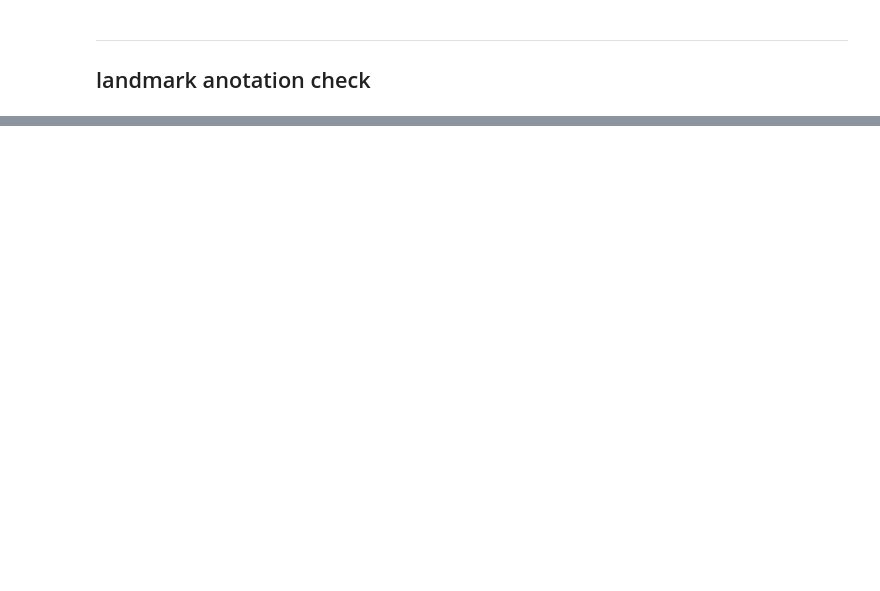
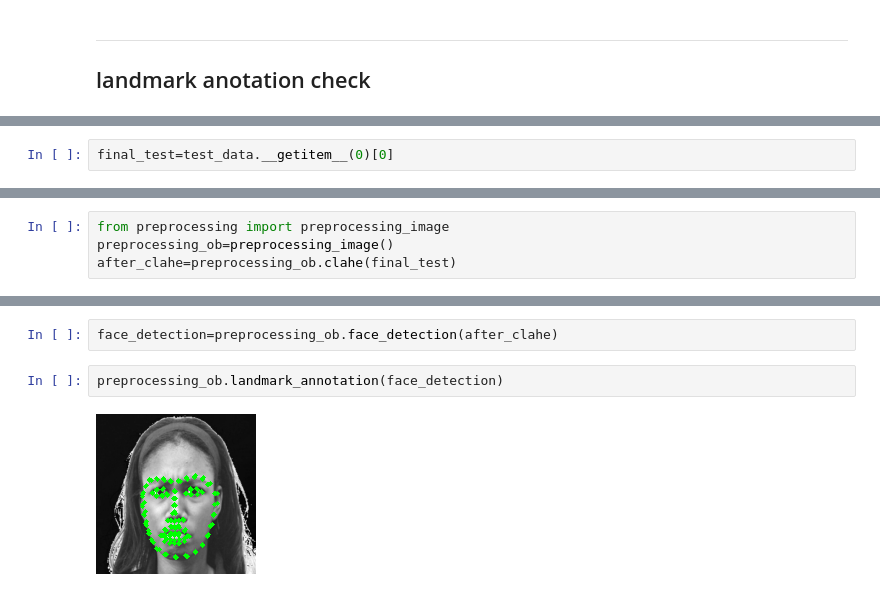
Before and after one commit to ysurs/FER-from-static-images, a Jupyter notebook: check.ipynb, the cells around one changed output, grey strips where cells are left out. Drawn from its saved outputs; the diff is of its cells as text; blank space fills up the shorter version.

```diff
--- a/check.ipynb
+++ b/check.ipynb
@@ -88,0 +90,2 @@ preprocessing_object.landmark_annotation(face)
+# %%
+final_test=test_data.__getitem__(0)[0]
@@ -88,0 +104,4 @@ preprocessing_object.landmark_annotation(face)
+# %%
+from preprocessing import preprocessing_image
+preprocessing_ob=preprocessing_image()
+after_clahe=preprocessing_ob.clahe(final_test)
@@ -88,0 +112,6 @@ preprocessing_object.landmark_annotation(face)
+# %%
+face_detection=preprocessing_ob.face_detection(after_clahe)
+# %%
+preprocessing_ob.landmark_annotation(face_detection)
+# %% [output]
+[figure, added]
```
Also changed, not shown: parts of 11 cells of this notebook.
